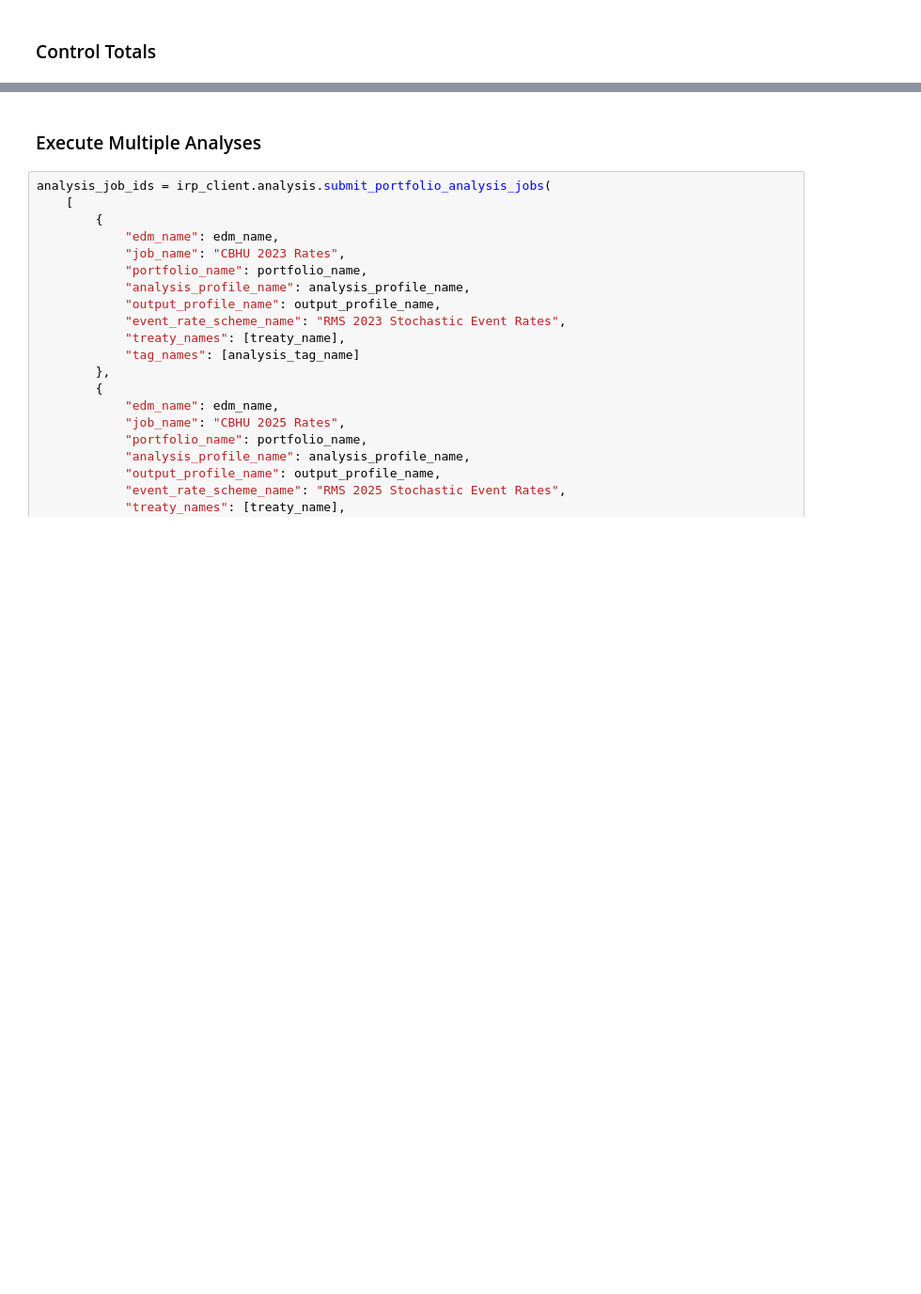
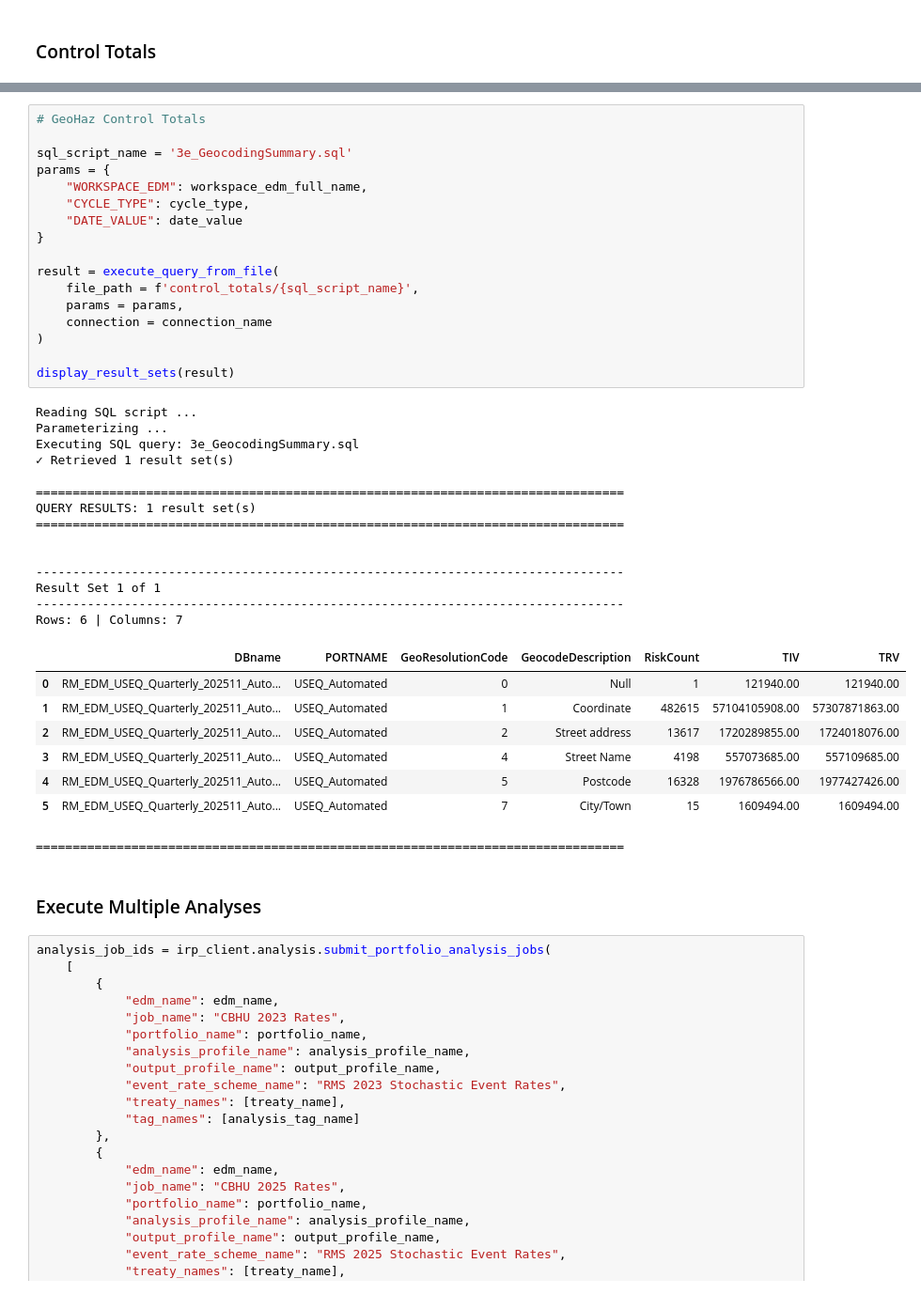
Before and after one commit to anilvenu/irp-notebook-framework, a Jupyter notebook: workspace/workflows/_Tools/IRP Integration/IRP_Integration_Demo.ipynb, the cells around one changed output, grey strips where cells are left out. Shown: that part at 94% size. Drawn from its saved outputs; the diff is of its cells as text; blank space fills up the shorter version.

```diff
--- a/workspace/workflows/_Tools/IRP Integration/IRP_Integration_Demo.ipynb
+++ b/workspace/workflows/_Tools/IRP Integration/IRP_Integration_Demo.ipynb
@@ -273,3 +407,43 @@ display_result_sets(result)
+# %%
+# GeoHaz Control Totals
+
+sql_script_name = '3e_GeocodingSummary.sql'
+params = {
+    "WORKSPACE_EDM": workspace_edm_full_name,
+    "CYCLE_TYPE": cycle_type,
+    "DATE_VALUE": date_value
+}
+
+result = execute_query_from_file(
+    file_path = f'control_totals/{sql_script_name}',
+    params = params,
+    connection = connection_name
+)
+
+display_result_sets(result)
+# %% [output]
+Reading SQL script ...
+Parameterizing ...
+Executing SQL query: 3e_GeocodingSummary.sql
+✓ Retrieved 1 result set(s)
+
+================================================================================
+QUERY RESULTS: 1 result set(s)
+================================================================================
+
+
+--------------------------------------------------------------------------------
+Result Set 1 of 1
+--------------------------------------------------------------------------------
+Rows: 6 | Columns: 7
+|  | DBname | PORTNAME | GeoResolutionCode | GeocodeDescription | RiskCount | TIV | TRV |
+| 0 | RM_EDM_USEQ_Quarterly_202511_Auto... | USEQ_Automated | 0 | Null | 1 | 121940.00 | 121940.00 |
+| 1 | RM_EDM_USEQ_Quarterly_202511_Auto... | USEQ_Automated | 1 | Coordinate | 482615 | 57104105908.00 | 57307871863.00 |
+| 2 | RM_EDM_USEQ_Quarterly_202511_Auto... | USEQ_Automated | 2 | Street address | 13617 | 1720289855.00 | 1724018076.00 |
+| 3 | RM_EDM_USEQ_Quarterly_202511_Auto... | USEQ_Automated | 4 | Street Name | 4198 | 557073685.00 | 557109685.00 |
+| 4 | RM_EDM_USEQ_Quarterly_202511_Auto... | USEQ_Automated | 5 | Postcode | 16328 | 1976786566.00 | 1977427426.00 |
+| 5 | RM_EDM_USEQ_Quarterly_202511_Auto... | USEQ_Automated | 7 | City/Town | 15 | 1609494.00 | 1609494.00 |
+================================================================================
 # %% [markdown]
 ### Execute Multiple Analyses
 # %%
```
Also changed, not shown: parts of 14 cells of this notebook, 8 other files.
